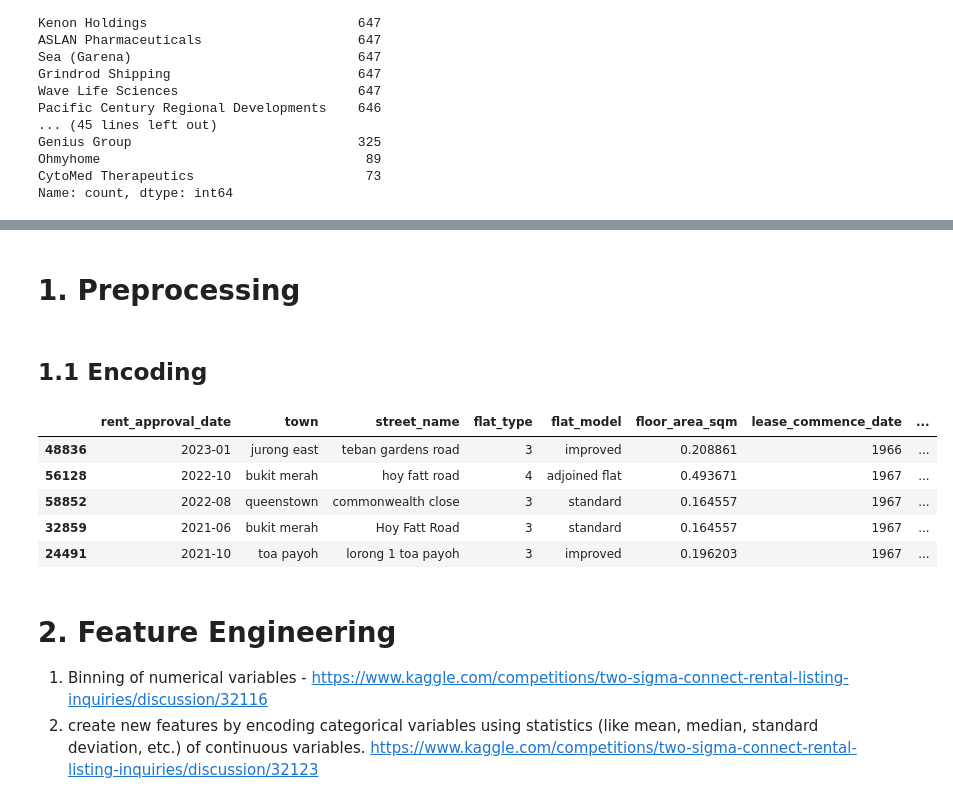
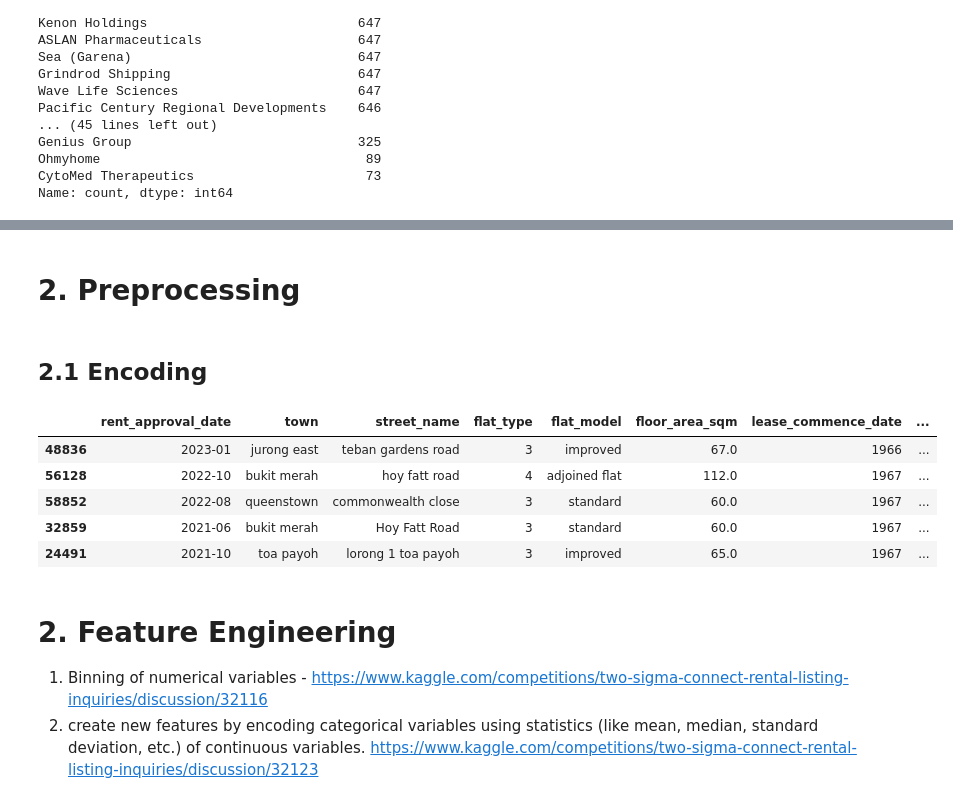
Before and after one commit to Guiltylife/CS5228-Team31-Project, a Jupyter notebook: cs5228-team31.ipynb, the cells around one changed output, grey strips where cells are left out. Drawn from its saved outputs; the diff is of its cells as text; code cells hidden in the pictures.

```diff
--- a/cs5228-team31.ipynb
+++ b/cs5228-team31.ipynb
@@ -528,15 +541,9 @@ Name: count, dtype: int64
 # %% [markdown]
-# 1. Preprocessing
+# 2. Preprocessing
 # %% [markdown]
-## 1.1 Encoding
+## 2.1 Encoding
 # %%
 # Encoding Functions
-def encode_one_hot(data: pd.DataFrame, column_name: str, encoder: ce.OneHotEncoder):
-    return encoder.transform(data)
-
-def encode_binary(data: pd.DataFrame, column_name: str, encoder: ce.BinaryEncoder):
-    return encoder.transform(data)
-
 def encode_normalization_with_scaler(data: pd.DataFrame, column_name: str, scaler, keep_origin=False):
     if scaler is None:
         scaler = MinMaxScaler()
@@ -553,92 +560,47 @@ def encode_dict_map(data: pd.DataFrame, column_name: str, transform_map: dict):
     data[column_name] = data[column_name].map(transform_map)
     return data
 
-def encode_function_map(data: pd.DataFrame, column_name: str, transform_func):
-    data[column_name] = data[column_name].apply(transform_func)
-    return data
-
 def encode_drop(data: pd.DataFrame, column_name: str):
     data.drop(columns=[column_name], inplace=True)
     return data
 
-# 1. rent_approval_date:
-# a. function mapping: "year*10+month". b.drop the attribute: this attribute may be replaced by "lease commence date" or the stock amount
-def transform_func_date(value):
-    splits = value.split('-')
-    return int(splits[0]) * 100 + int(splits[1])
-# train_data = encode_function_map(train_data, 'rent_approval_date', transform_func_date)
-# test_data = encode_function_map(test_data, 'rent_approval_date', transform_func_date)
-
-# 2. town
-# a. binary encoding: 26 unique values.
-# town_encoder = ce.BinaryEncoder(cols=['town']).fit(train_data)
-# train_data = encode_binary(train_data, 'town', town_encoder)
-# test_data = encode_binary(test_data, 'town', town_encoder)
-
 # 3. block: drop this feature, refer to EDA observations
 train_data = encode_drop(train_data, 'block')
 test_data = encode_drop(test_data, 'block')
-
-# 4. street name - Similar to attribute "block"
-# street_name_encoder = ce.BinaryEncoder(cols=['street_name']).fit(train_data)
-# train_data = encode_binary(train_data, 'street_name', street_name_encoder)
-# test_data = encode_binary(test_data, 'street_name', street_name_encoder)
 
 # 5. flat type
 # there is a ranking in features, thus label-mapping
 flat_type_mapping_dict = {'2 room': 2, '3 room': 3, '4 room': 4, '5 room': 5, 'executive': 6}
 train_data = encode_dict_map(train_data, 'flat_type', flat_type_mapping_dict)
 test_data = encode_dict_map(test_data, 'flat_type', flat_type_mapping_dict)
 
-# 6. flat model
-# a. binary encoding. b.word embedding.
-# flat_model_encoder = ce.BinaryEncoder(cols=['flat_model']).fit(train_data)
-# train_data = encode_binary(train_data, 'flat_model', flat_model_encoder)
-# test_data = encode_binary(test_data, 'flat_model', flat_model_encoder)
-
-# 7. floor area sqm
-# use it directly or use it after normalization.
-scaler = MinMaxScaler().fit(train_data[['floor_area_sqm']])
-train_data, scaler = encode_normalization_with_scaler(train_data, 'floor_area_sqm', scaler)
-test_data, _ = encode_normalization_with_scaler(test_data, 'floor_area_sqm', scaler)
+# # 7. floor area sqm
+# # use it directly or use it after normalization.
+# scaler = MinMaxScaler().fit(train_data[['floor_area_sqm']])
+# train_data, scaler = encode_normalization_with_scaler(train_data, 'floor_area_sqm', scaler)
+# test_data, _ = encode_normalization_with_scaler(test_data, 'floor_area_sqm', scaler)
 
 # 8. furnished
 # drop attributes: the value of this attribute for all data is "yes"
 train_data = encode_drop(train_data, 'furnished')
 test_data = encode_drop(test_data, 'furnished')
 
-# 9. lease commence date: refer to FE, convert to real_estate_age
-
-# 10. latitude & longitude: after binding aux-data (and potential grouping), drop the feature
-
 # 11. elevation - Similar to attribute "furnished"
 train_data = encode_drop(train_data, 'elevation')
 test_data = encode_drop(test_data, 'elevation')
-
-# 12. subzone
-# a. binary encoding b. drop attribute: this attribute may be replaced by "town-block-street_name" or "latitude-longitude"
-# subzone_encoder = ce.BinaryEncoder(cols=['subzone']).fit(train_data)
-# train_data = encode_binary(train_data, 'subzone', subzone_encoder)
-# test_data = encode_binary(test_data, 'subzone', subzone_encoder)
-
-# 13. planning area - similar to attribute "subzone"
-# planning_area_encoder = ce.BinaryEncoder(cols=['planning_area']).fit(train_data)
-# train_data = encode_binary(train_data, 'planning_area', planning_area_encoder)
-# test_data = encode_binary(test_data, 'planning_area', planning_area_encoder)
 
 # 14.region: drop this feature, refer to EDA observations
 train_data = encode_drop(train_data, 'region')
 test_data = encode_drop(test_data, 'region')
 
 train_data.head()
-# test_data.head()
 # %% [output]
 |  | rent_approval_date | town | street_name | flat_type | flat_model | floor_area_sqm | lease_commence_date | ... |
-| 48836 | 2023-01 | jurong east | teban gardens road | 3 | improved | 0.208861 | 1966 | ... |
-| 56128 | 2022-10 | bukit merah | hoy fatt road | 4 | adjoined flat | 0.493671 | 1967 | ... |
-| 58852 | 2022-08 | queenstown | commonwealth close | 3 | standard | 0.164557 | 1967 | ... |
-| 32859 | 2021-06 | bukit merah | Hoy Fatt Road | 3 | standard | 0.164557 | 1967 | ... |
-| 24491 | 2021-10 | toa payoh | lorong 1 toa payoh | 3 | improved | 0.196203 | 1967 | ... |
+| 48836 | 2023-01 | jurong east | teban gardens road | 3 | improved | 67.0 | 1966 | ... |
+| 56128 | 2022-10 | bukit merah | hoy fatt road | 4 | adjoined flat | 112.0 | 1967 | ... |
+| 58852 | 2022-08 | queenstown | commonwealth close | 3 | standard | 60.0 | 1967 | ... |
+| 32859 | 2021-06 | bukit merah | Hoy Fatt Road | 3 | standard | 60.0 | 1967 | ... |
+| 24491 | 2021-10 | toa payoh | lorong 1 toa payoh | 3 | improved | 65.0 | 1967 | ... |
 # %% [markdown]
 # 2. Feature Engineering
 1. Binning of numerical variables - https://www.kaggle.com/competitions/two-sigma-connect-rental-listing-inquiries/discussion/32116
```
Also changed, not shown: parts of 63 cells of this notebook.
